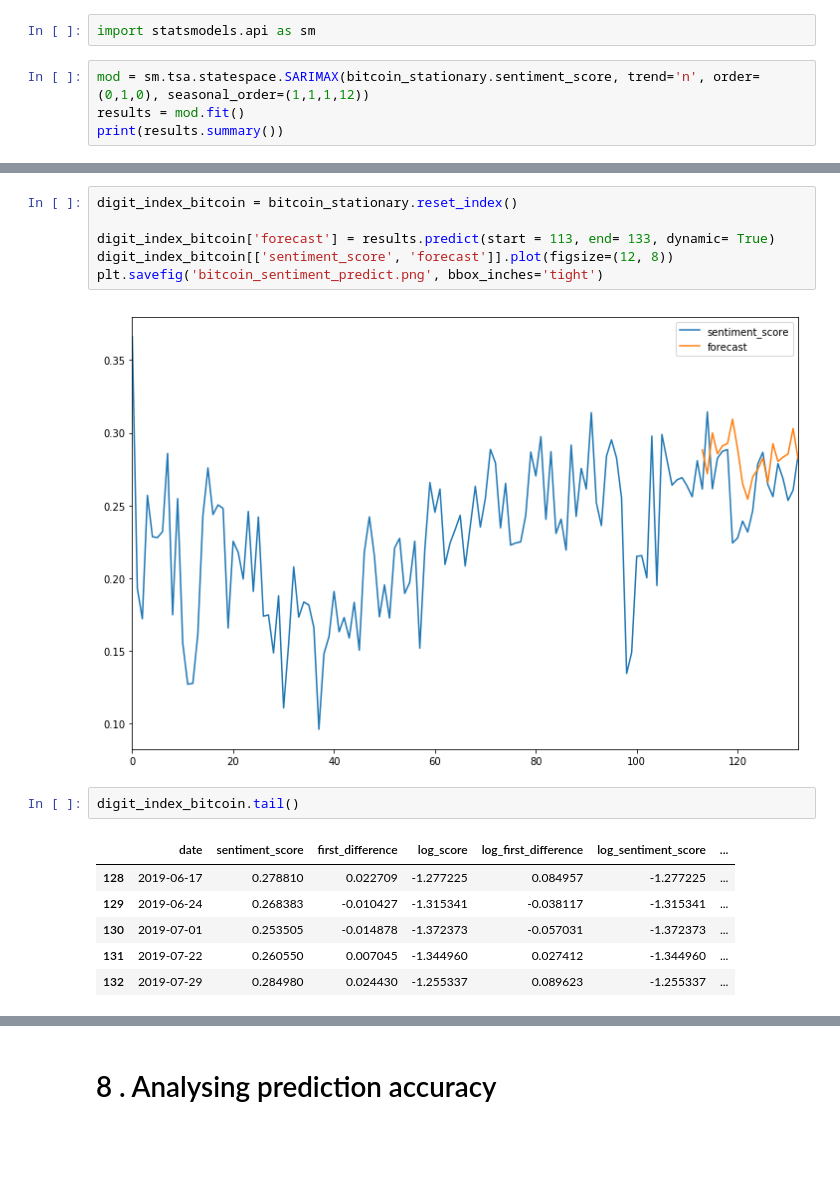
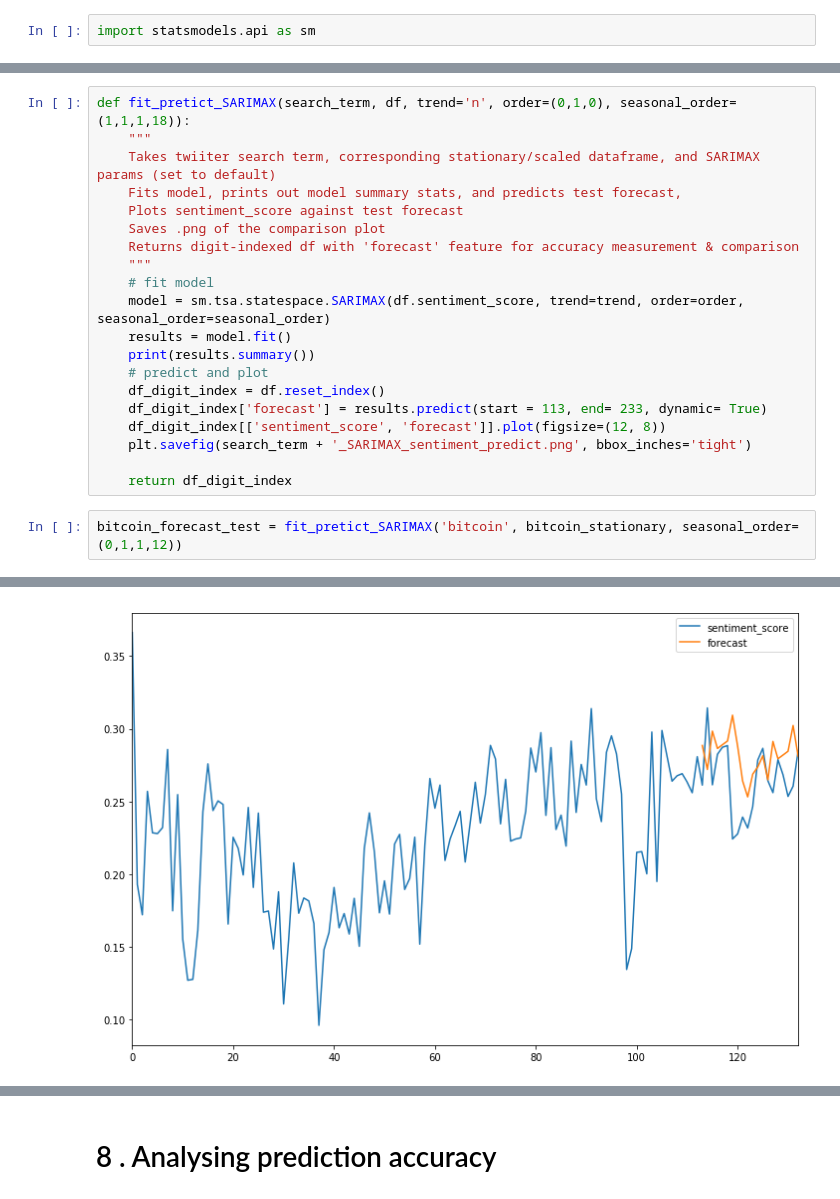
Before and after one commit to DIGITALFRANK/NLP_brand_sentiment_analysis_Time_Series_prediction, a Jupyter notebook: NLP_Time_Series.ipynb, the cells around one changed output, grey strips where cells are left out. Cells and saved outputs as stored; diff of their text form; blank space fills up the shorter version.

Commit message:
SARIMAX test 1

```diff
--- a/NLP_Time_Series.ipynb
+++ b/NLP_Time_Series.ipynb
@@ -1034,6 +1034,2 @@ Now that we have a few stationarity features to choose from when training our mo
 # %%
 import statsmodels.api as sm
-# %%
-mod = sm.tsa.statespace.SARIMAX(bitcoin_stationary.sentiment_score, trend='n', order=(0,1,0), seasonal_order=(1,1,1,12))
-results = mod.fit()
-print(results.summary())
@@ -1058,17 +1036,23 @@ Warnings:
-# %%
-digit_index_bitcoin = bitcoin_stationary.reset_index()
-
-digit_index_bitcoin['forecast'] = results.predict(start = 113, end= 133, dynamic= True)
-digit_index_bitcoin[['sentiment_score', 'forecast']].plot(figsize=(12, 8))
-plt.savefig('bitcoin_sentiment_predict.png', bbox_inches='tight')
-# %% [output]
-[figure, removed]
-# %%
-digit_index_bitcoin.tail()
-# %% [output]
-|  | date | sentiment_score | first_difference | log_score | log_first_difference | log_sentiment_score | ... |
-| 128 | 2019-06-17 | 0.278810 | 0.022709 | -1.277225 | 0.084957 | -1.277225 | ... |
-| 129 | 2019-06-24 | 0.268383 | -0.010427 | -1.315341 | -0.038117 | -1.315341 | ... |
-| 130 | 2019-07-01 | 0.253505 | -0.014878 | -1.372373 | -0.057031 | -1.372373 | ... |
-| 131 | 2019-07-22 | 0.260550 | 0.007045 | -1.344960 | 0.027412 | -1.344960 | ... |
-| 132 | 2019-07-29 | 0.284980 | 0.024430 | -1.255337 | 0.089623 | -1.255337 | ... |
+# %%
+def fit_pretict_SARIMAX(search_term, df, trend='n', order=(0,1,0), seasonal_order=(1,1,1,18)):
+    """
+    Takes twiiter search term, corresponding stationary/scaled dataframe, and SARIMAX params (set to default)
+    Fits model, prints out model summary stats, and predicts test forecast,
+    Plots sentiment_score against test forecast
+    Saves .png of the comparison plot
+    Returns digit-indexed df with 'forecast' feature for accuracy measurement & comparison
+    """
+    # fit model
+    model = sm.tsa.statespace.SARIMAX(df.sentiment_score, trend=trend, order=order, seasonal_order=seasonal_order)
+    results = model.fit()
+    print(results.summary())
+    # predict and plot
+    df_digit_index = df.reset_index()
+    df_digit_index['forecast'] = results.predict(start = 113, end= 233, dynamic= True)
+    df_digit_index[['sentiment_score', 'forecast']].plot(figsize=(12, 8))
+    plt.savefig(search_term + '_SARIMAX_sentiment_predict.png', bbox_inches='tight')
+
+    return df_digit_index
+# %%
+bitcoin_forecast_test = fit_pretict_SARIMAX('bitcoin', bitcoin_stationary, seasonal_order=(0,1,1,12))
+# %% [output]
@@ -1074,0 +1076 @@ digit_index_bitcoin.tail()
+[figure, added]
```
Also changed, not shown: parts of 9 cells of this notebook, 5 other files.
